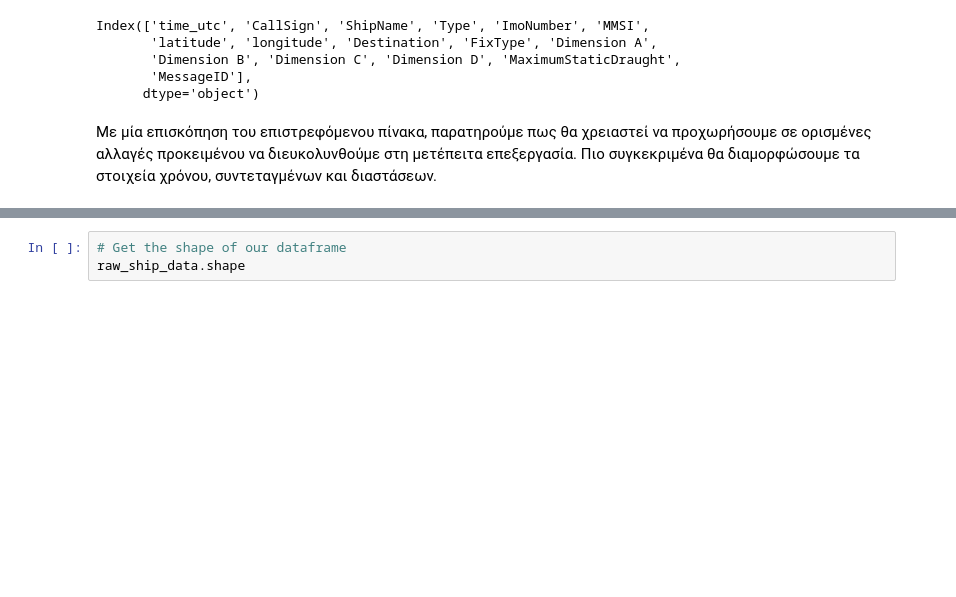
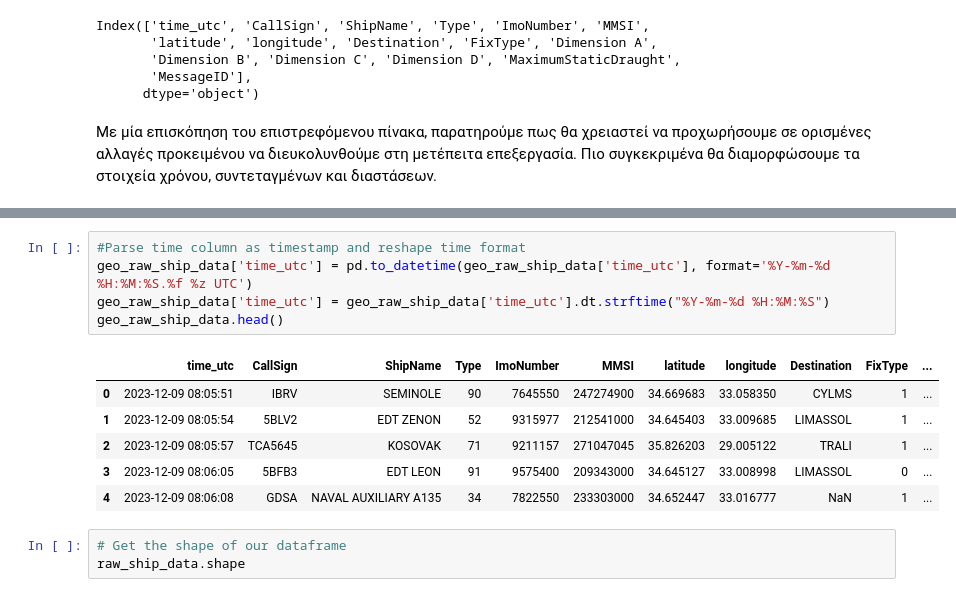
Before and after one commit to HUA-Applied-EFP01/data-analysis-233, a Jupyter notebook: data_analysis.ipynb, the cells around one changed output, grey strips where cells are left out. Saved outputs shown, nothing was run; the diff lists cells and outputs as text; blank space fills up the shorter version.

Commit message:
Parse time to timestamp

```diff
--- a/data_analysis.ipynb
+++ b/data_analysis.ipynb
@@ -50,6 +50,18 @@ geo_raw_ship_data.head()
 | 2 | 2023-12-09 08:05:57.546130448 +00... | TCA5645 | KOSOVAK | 71 | 9211157 | 271047045 | 35.826203 | 29.005122 | TRALI | 1 | ... |
 | 3 | 2023-12-09 08:06:05.451479994 +00... | 5BFB3 | EDT LEON | 91 | 9575400 | 209343000 | 34.645127 | 33.008998 | LIMASSOL | 0 | ... |
 | 4 | 2023-12-09 08:06:08.806450979 +00... | GDSA | NAVAL AUXILIARY A135 | 34 | 7822550 | 233303000 | 34.652447 | 33.016777 | NaN | 1 | ... |
+# %%
+#Parse time column as timestamp and reshape time format
+geo_raw_ship_data['time_utc'] = pd.to_datetime(geo_raw_ship_data['time_utc'], format='%Y-%m-%d %H:%M:%S.%f %z UTC')
+geo_raw_ship_data['time_utc'] = geo_raw_ship_data['time_utc'].dt.strftime("%Y-%m-%d %H:%M:%S")
+geo_raw_ship_data.head()
+# %% [output]
+|  | time_utc | CallSign | ShipName | Type | ImoNumber | MMSI | latitude | longitude | Destination | FixType | ... |
+| 0 | 2023-12-09 08:05:51 | IBRV | SEMINOLE | 90 | 7645550 | 247274900 | 34.669683 | 33.058350 | CYLMS | 1 | ... |
+| 1 | 2023-12-09 08:05:54 | 5BLV2 | EDT ZENON | 52 | 9315977 | 212541000 | 34.645403 | 33.009685 | LIMASSOL | 1 | ... |
+| 2 | 2023-12-09 08:05:57 | TCA5645 | KOSOVAK | 71 | 9211157 | 271047045 | 35.826203 | 29.005122 | TRALI | 1 | ... |
+| 3 | 2023-12-09 08:06:05 | 5BFB3 | EDT LEON | 91 | 9575400 | 209343000 | 34.645127 | 33.008998 | LIMASSOL | 0 | ... |
+| 4 | 2023-12-09 08:06:08 | GDSA | NAVAL AUXILIARY A135 | 34 | 7822550 | 233303000 | 34.652447 | 33.016777 | NaN | 1 | ... |
 # %%
 # Get the shape of our dataframe
 raw_ship_data.shape
```
